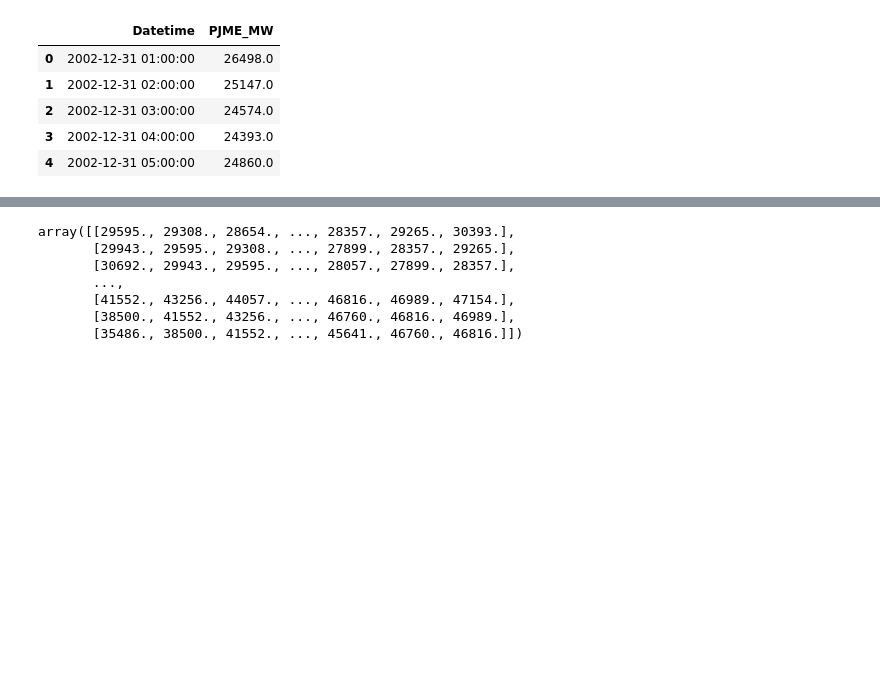
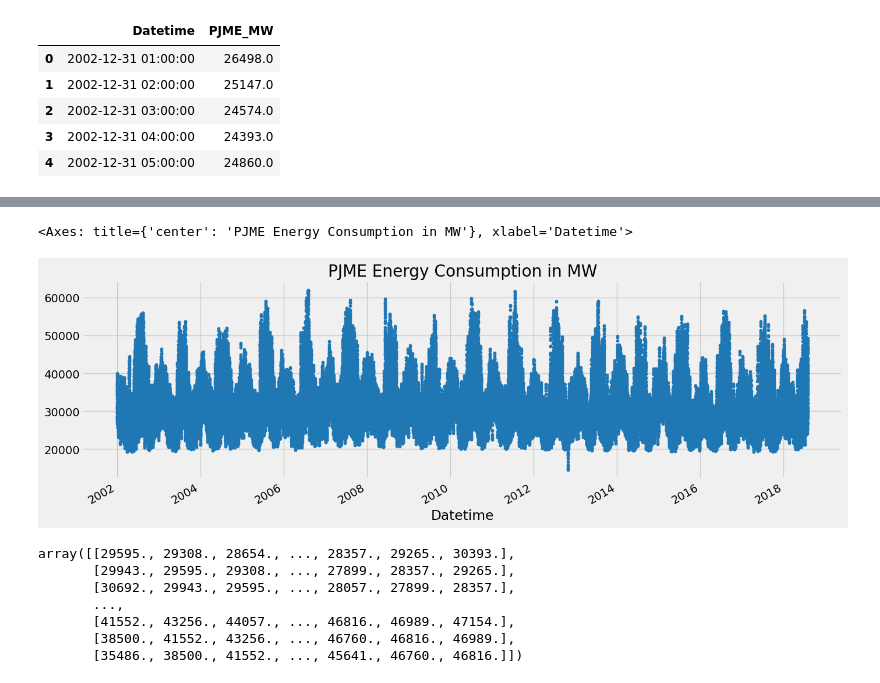
Before and after one commit to FazOuard/ml_code, a Jupyter notebook: lstm-forecasting.ipynb, the cells around one changed output, grey strips where cells are left out. Cells and saved outputs as stored; diff of their text form; code cells hidden in the pictures; blank space fills up the shorter version.

```diff
--- a/lstm-forecasting.ipynb
+++ b/lstm-forecasting.ipynb
@@ -88,6 +88,11 @@ shifted_df.head()
 | 2002-01-01 10:00:00 | 30692.0 | 29943.0 | 29595.0 | 29308.0 | 28654.0 | 28057.0 | 27899.0 | ... |
 | 2002-01-01 11:00:00 | 31395.0 | 30692.0 | 29943.0 | 29595.0 | 29308.0 | 28654.0 | 28057.0 | ... |
 | 2002-01-01 12:00:00 | 31496.0 | 31395.0 | 30692.0 | 29943.0 | 29595.0 | 29308.0 | 28654.0 | ... |
+# %%
+shifted_df['PJME_MW'].plot(style='.',figsize=(15,5),color=color_pal[0],title='PJME Energy Consumption in MW')
+# %% [output]
+<Axes: title={'center': 'PJME Energy Consumption in MW'}, xlabel='Datetime'>
+[figure, added]
 # %%
 shifted_df_np=shifted_df.to_numpy()
 shifted_df_np
```
Also changed, not shown: parts of 10 cells of this notebook.
